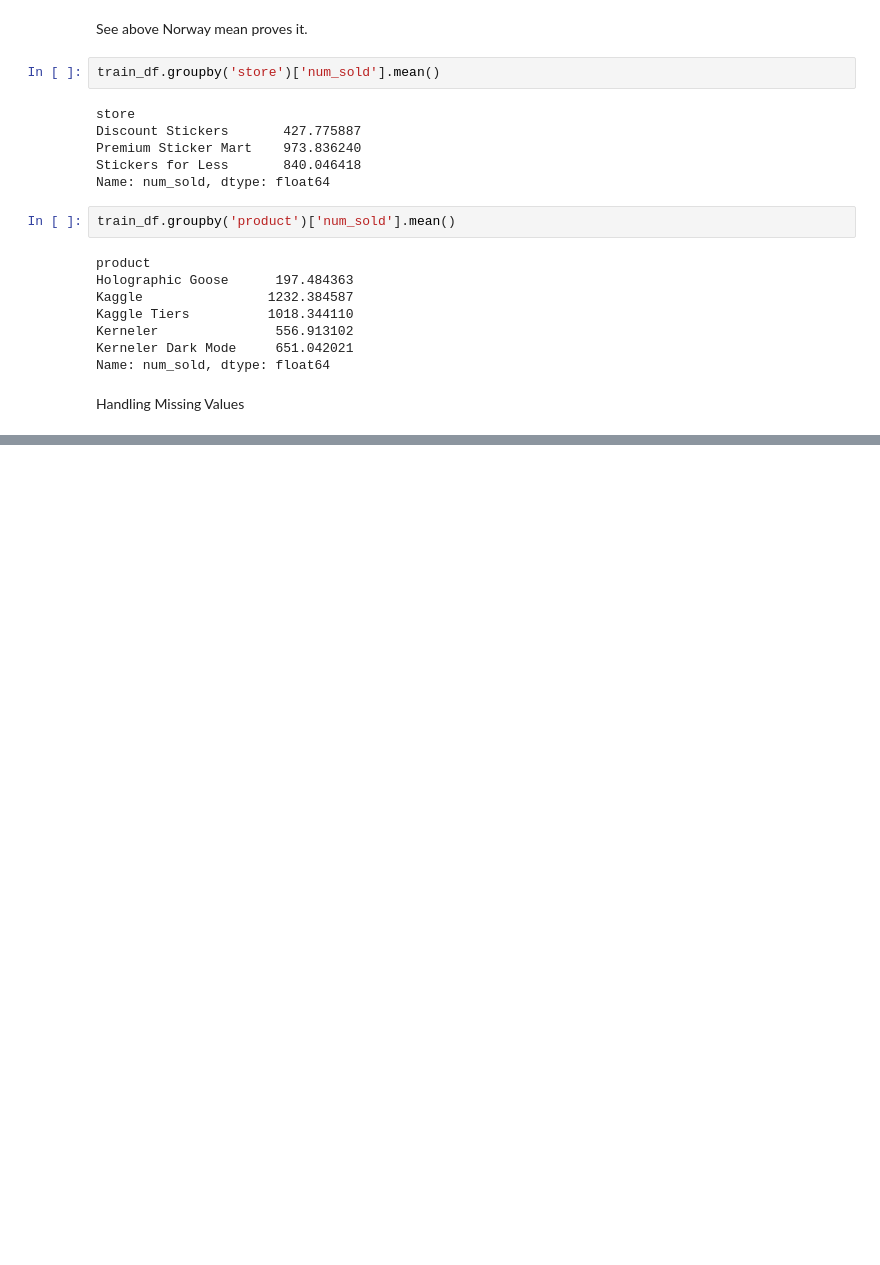
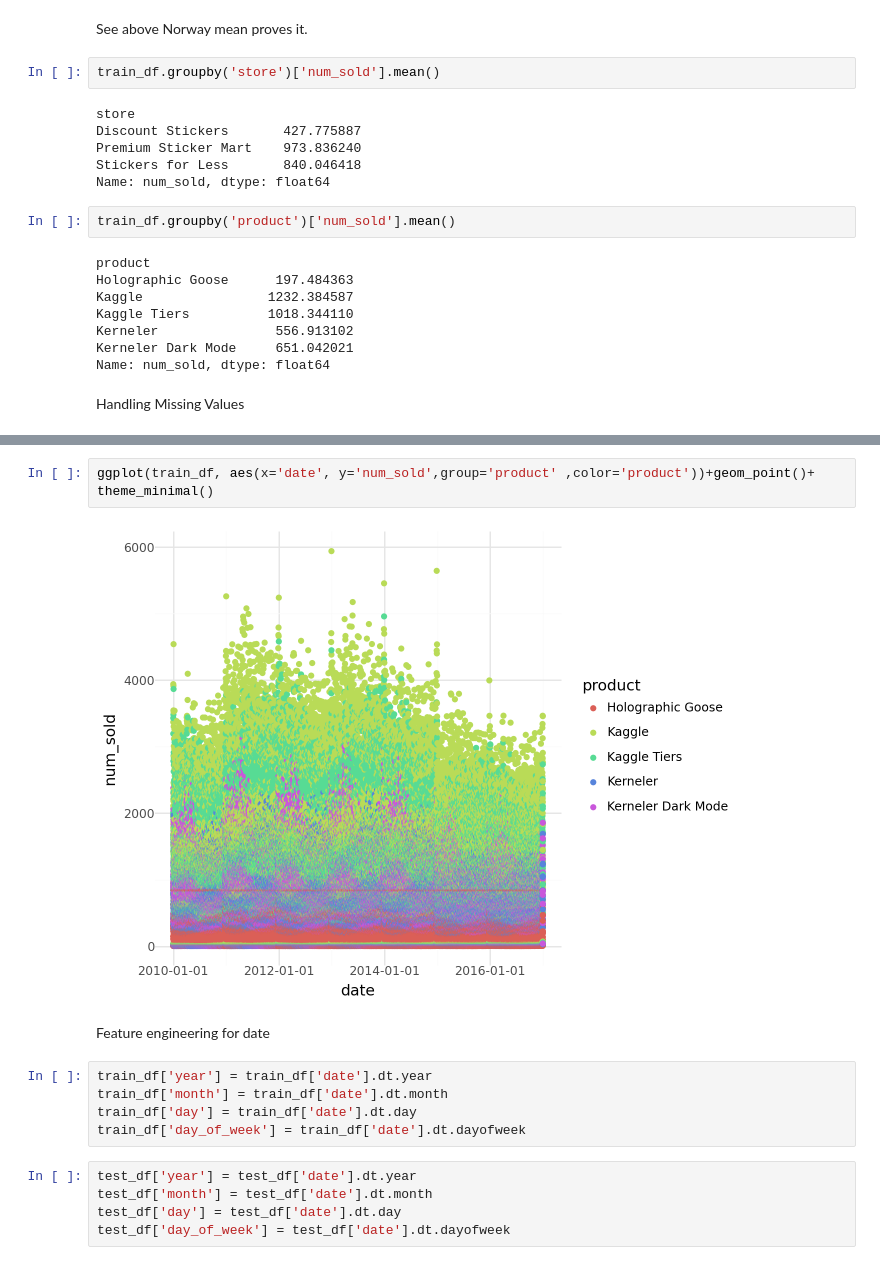
Before and after one commit to omjadhav9271/Forecasting-Sales, a Jupyter notebook: nb01.ipynb, the cells around one changed output, grey strips where cells are left out. Saved outputs shown, nothing was run; the diff lists cells and outputs as text; blank space fills up the shorter version.

```diff
--- a/nb01.ipynb
+++ b/nb01.ipynb
@@ -208,0 +228,16 @@ Handling Missing Values
+# %%
+ggplot(train_df, aes(x='date', y='num_sold',group='product' ,color='product'))+geom_point()+ theme_minimal()
+# %% [output]
+[figure, added]
+# %% [markdown]
+Feature engineering for date
+# %%
+train_df['year'] = train_df['date'].dt.year
+train_df['month'] = train_df['date'].dt.month
+train_df['day'] = train_df['date'].dt.day
+train_df['day_of_week'] = train_df['date'].dt.dayofweek
+# %%
+test_df['year'] = test_df['date'].dt.year
+test_df['month'] = test_df['date'].dt.month
+test_df['day'] = test_df['date'].dt.day
+test_df['day_of_week'] = test_df['date'].dt.dayofweek
```
Also changed, not shown: parts of 9 cells of this notebook.
